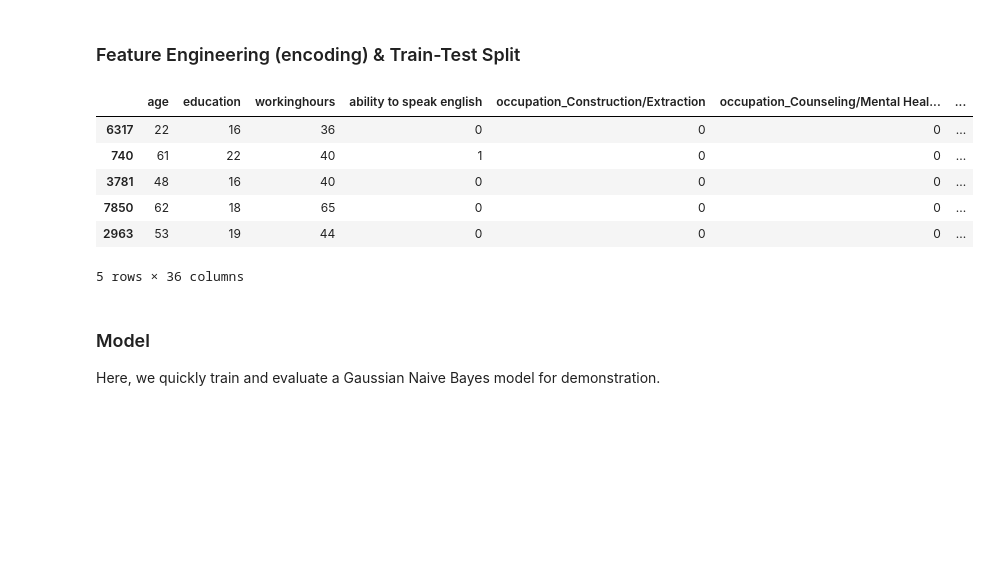
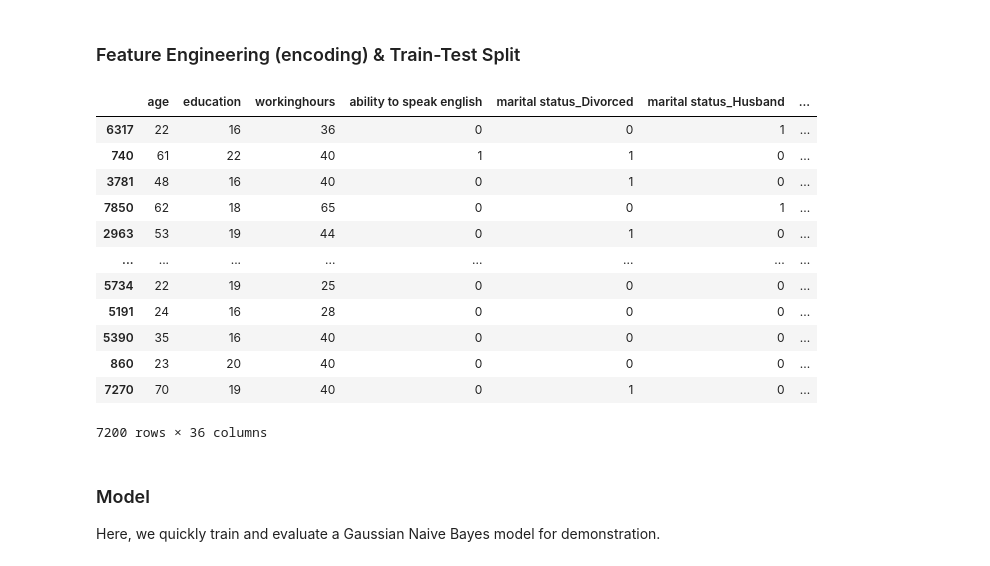
Before and after one commit to MaksimKarnaukh/DataMining, a Jupyter notebook: Assignment2/src/model_naive_bayes.ipynb, the cells around one changed output. Saved outputs shown, nothing was run; the diff lists cells and outputs as text; code cells hidden in the pictures; blank space fills up the shorter version.

```diff
--- a/Assignment2/src/model_naive_bayes.ipynb
+++ b/Assignment2/src/model_naive_bayes.ipynb
@@ -24,14 +42,20 @@ X_encoded, y_encoded = encode_all_features(X, y, [])
 X_train, X_test, y_train, y_test = train_test_split(X_encoded, y_encoded, test_size=0.2, random_state=42)
 # %%
-X_train.head()
+X_train
 # %% [output]
-|  | age | education | workinghours | ability to speak english | occupation_Construction/Extraction | occupation_Counseling/Mental Heal... | ... |
-| 6317 | 22 | 16 | 36 | 0 | 0 | 0 | ... |
-| 740 | 61 | 22 | 40 | 1 | 0 | 0 | ... |
-| 3781 | 48 | 16 | 40 | 0 | 0 | 0 | ... |
-| 7850 | 62 | 18 | 65 | 0 | 0 | 0 | ... |
-| 2963 | 53 | 19 | 44 | 0 | 0 | 0 | ... |
+|  | age | education | workinghours | ability to speak english | marital status_Divorced | marital status_Husband | ... |
+| 6317 | 22 | 16 | 36 | 0 | 0 | 1 | ... |
+| 740 | 61 | 22 | 40 | 1 | 1 | 0 | ... |
+| 3781 | 48 | 16 | 40 | 0 | 1 | 0 | ... |
+| 7850 | 62 | 18 | 65 | 0 | 0 | 1 | ... |
+| 2963 | 53 | 19 | 44 | 0 | 1 | 0 | ... |
+| ... | ... | ... | ... | ... | ... | ... | ... |
+| 5734 | 22 | 19 | 25 | 0 | 0 | 0 | ... |
+| 5191 | 24 | 16 | 28 | 0 | 0 | 0 | ... |
+| 5390 | 35 | 16 | 40 | 0 | 0 | 0 | ... |
+| 860 | 23 | 20 | 40 | 0 | 0 | 0 | ... |
+| 7270 | 70 | 19 | 40 | 0 | 1 | 0 | ... |
-5 rows × 36 columns
+7200 rows × 36 columns
 # %% [markdown]
 ### Model
 
```
Also changed, not shown: parts of 20 cells of this notebook, 9 other files.
